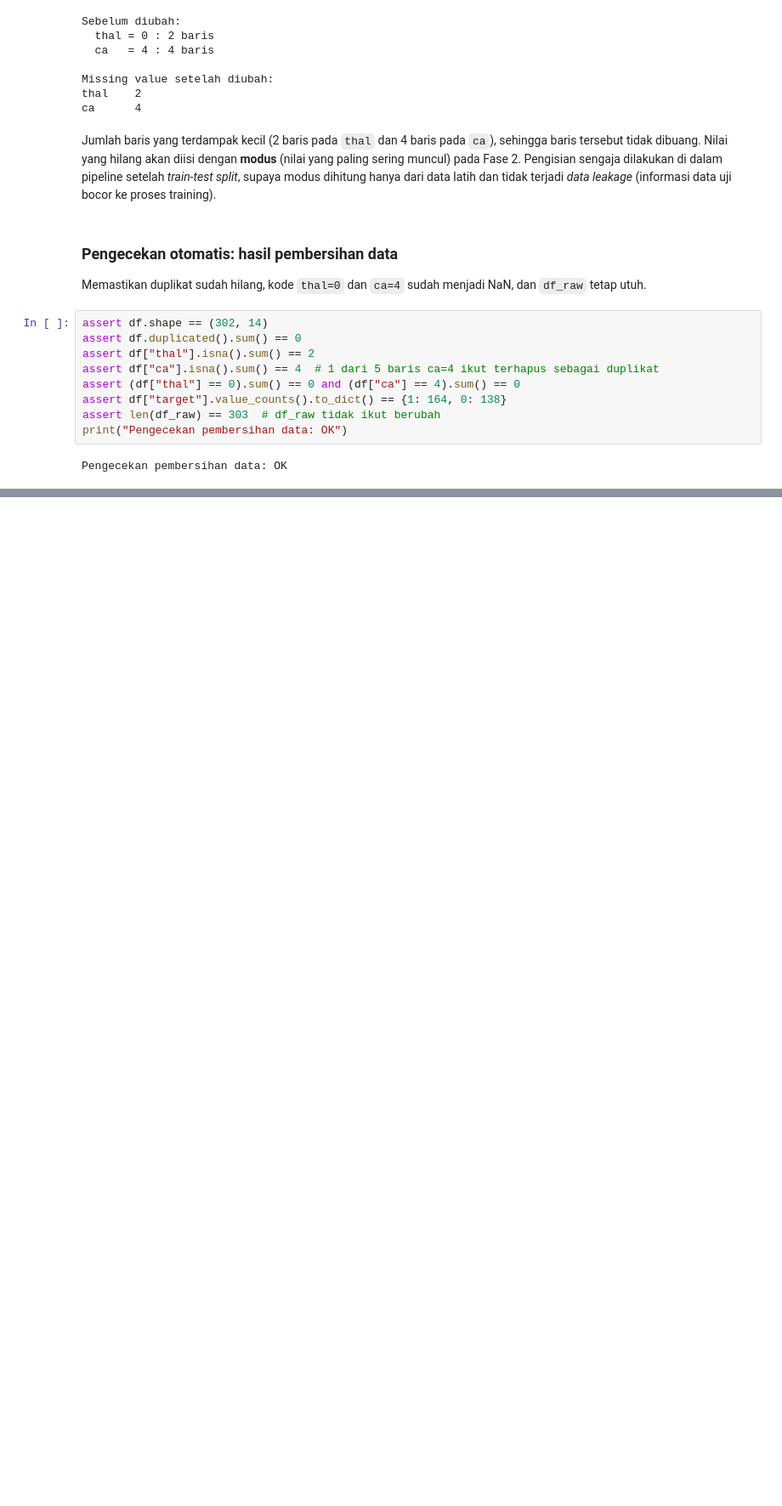
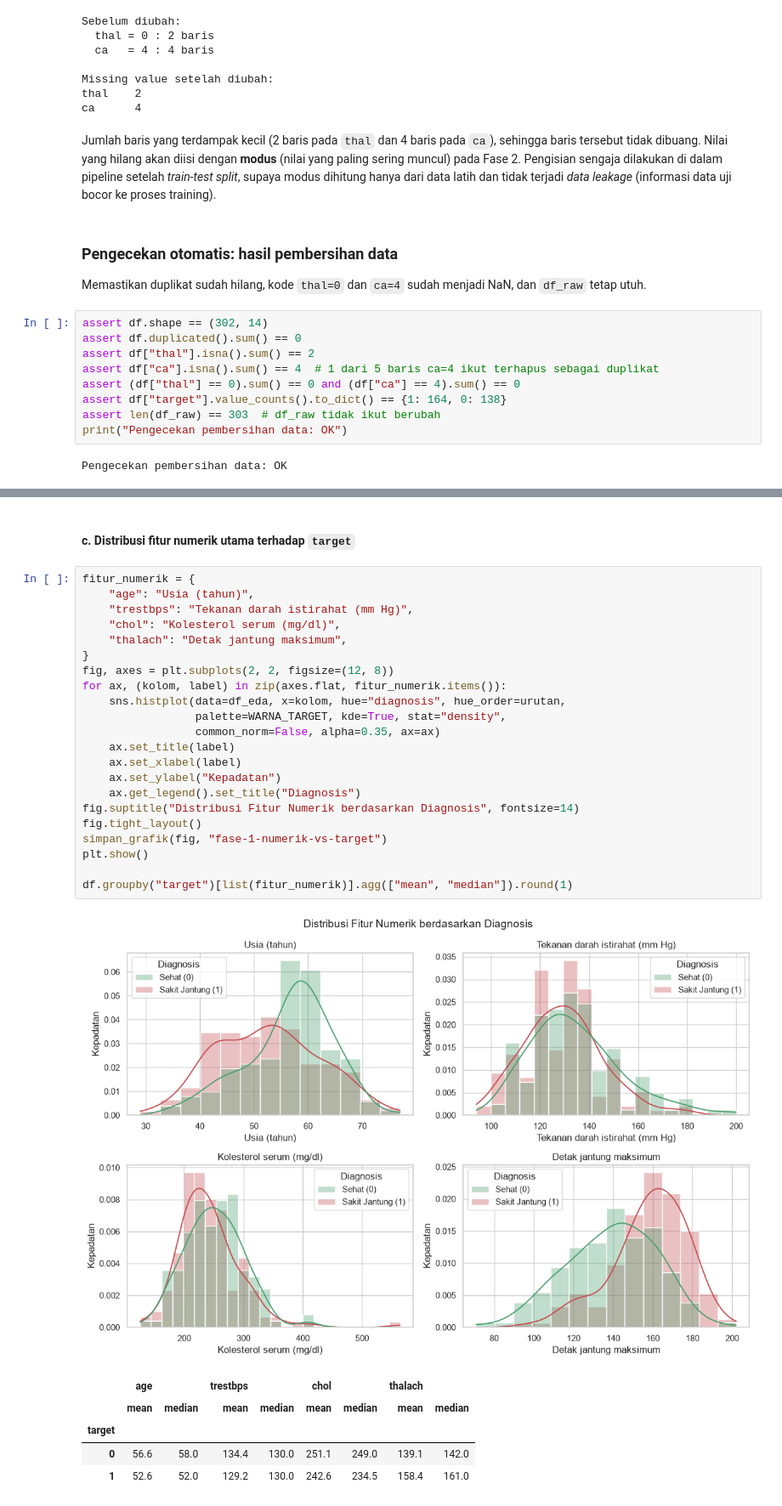
Before and after one commit to agm4r/uci-heart-disease-classification, a Jupyter notebook: 03-notebook/KelompokX_Heart_Disease_Prediction.ipynb, the cells around one changed output, grey strips where cells are left out. Shown at 85% size. Saved outputs shown, nothing was run; the diff lists cells and outputs as text; blank space fills up the shorter version.

```diff
--- a/03-notebook/KelompokX_Heart_Disease_Prediction.ipynb
+++ b/03-notebook/KelompokX_Heart_Disease_Prediction.ipynb
@@ -223,0 +305,31 @@ Pengecekan pembersihan data: OK
+# %% [markdown]
+#### c. Distribusi fitur numerik utama terhadap `target`
+# %%
+fitur_numerik = {
+    "age": "Usia (tahun)",
+    "trestbps": "Tekanan darah istirahat (mm Hg)",
+    "chol": "Kolesterol serum (mg/dl)",
+    "thalach": "Detak jantung maksimum",
+}
+fig, axes = plt.subplots(2, 2, figsize=(12, 8))
+for ax, (kolom, label) in zip(axes.flat, fitur_numerik.items()):
+    sns.histplot(data=df_eda, x=kolom, hue="diagnosis", hue_order=urutan,
+                 palette=WARNA_TARGET, kde=True, stat="density",
+                 common_norm=False, alpha=0.35, ax=ax)
+    ax.set_title(label)
+    ax.set_xlabel(label)
+    ax.set_ylabel("Kepadatan")
+    ax.get_legend().set_title("Diagnosis")
+fig.suptitle("Distribusi Fitur Numerik berdasarkan Diagnosis", fontsize=14)
+fig.tight_layout()
+simpan_grafik(fig, "fase-1-numerik-vs-target")
+plt.show()
+
+df.groupby("target")[list(fitur_numerik)].agg(["mean", "median"]).round(1)
+# %% [output]
+[figure, added]
+|  | age |  | trestbps |  | chol |  | thalach |  |
+|  | mean | median | mean | median | mean | median | mean | median |
+| target |  |  |  |  |  |  |  |  |
+| 0 | 56.6 | 58.0 | 134.4 | 130.0 | 251.1 | 249.0 | 139.1 | 142.0 |
+| 1 | 52.6 | 52.0 | 129.2 | 130.0 | 242.6 | 234.5 | 158.4 | 161.0 |
```
Also changed, not shown: parts of 17 cells of this notebook, 4 other files.
